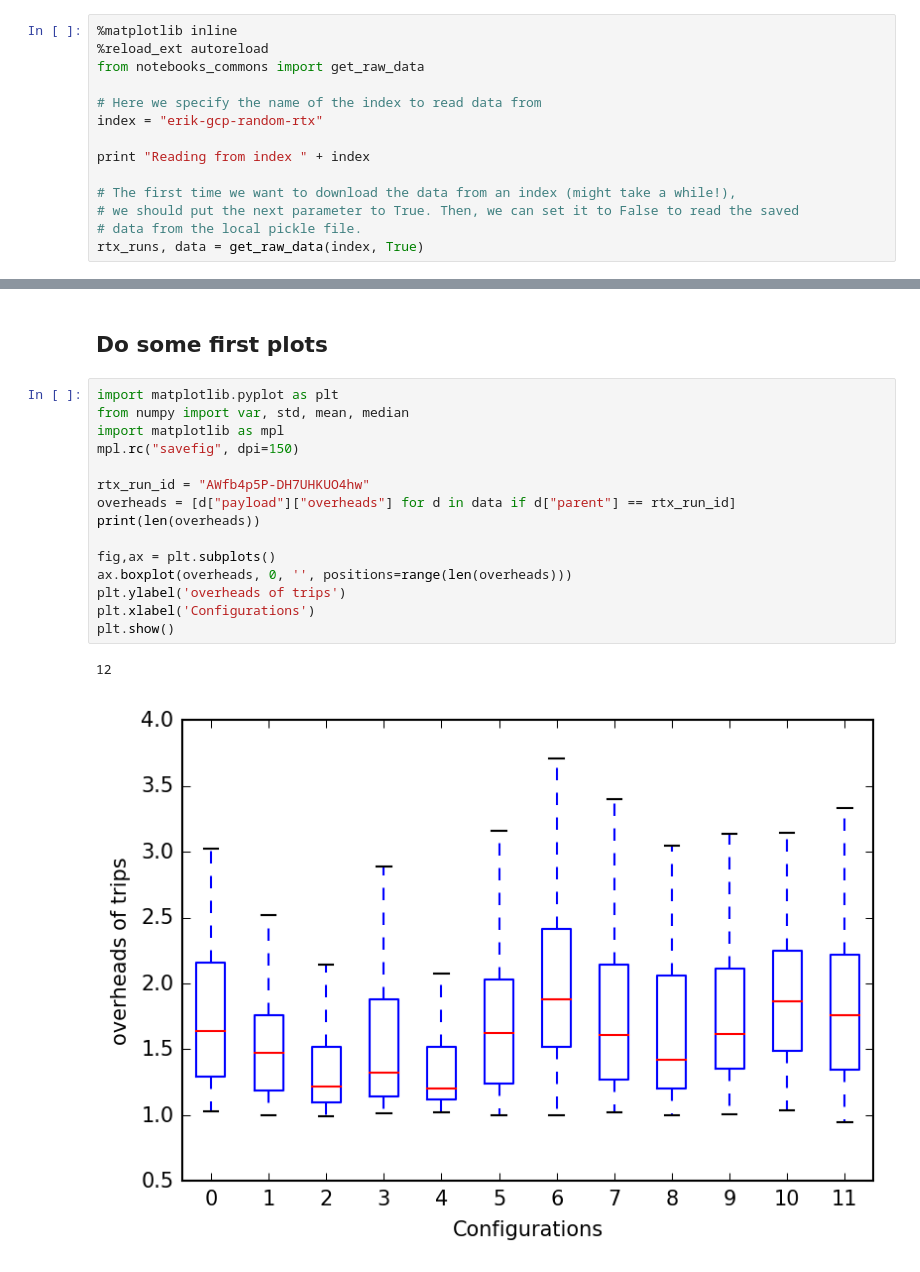
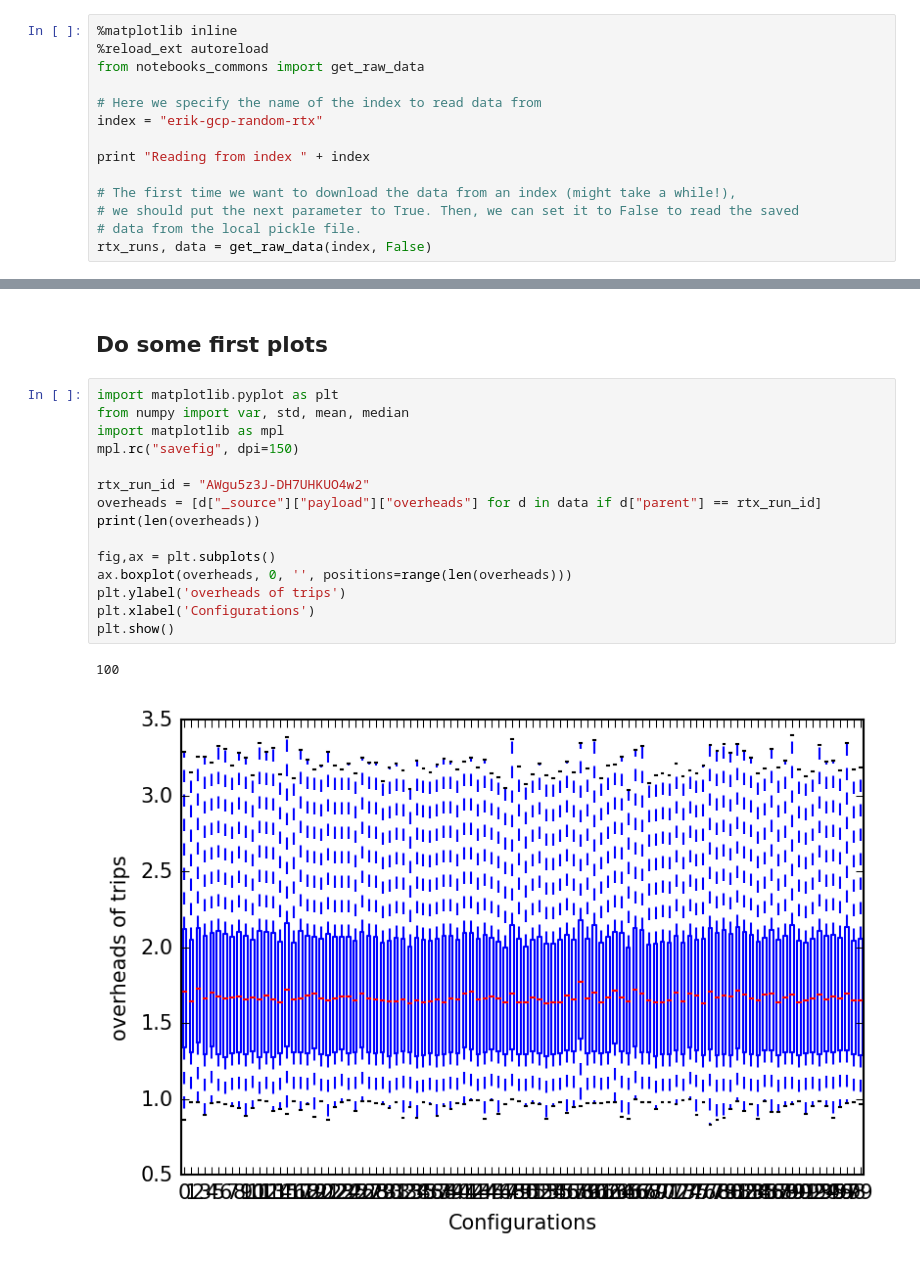
Before and after one commit to iliasger/RTX, a Jupyter notebook: analysis.ipynb, the cells around one changed output, grey strips where cells are left out. Saved outputs shown, nothing was run; the diff lists cells and outputs as text.

Commit message:
meaningless plotting of boxplots

```diff
--- a/analysis.ipynb
+++ b/analysis.ipynb
@@ -13,6 +13,6 @@ print "Reading from index " + index
 # The first time we want to download the data from an index (might take a while!),
 # we should put the next parameter to True. Then, we can set it to False to read the saved
 # data from the local pickle file.
-rtx_runs, data = get_raw_data(index, True)
+rtx_runs, data = get_raw_data(index, False)
 # %% [output]
 Reading from index erik-gcp-random-rtx
@@ -62,18 +61,18 @@ There were 70 runs performed.
 # %%
 import matplotlib.pyplot as plt
 from numpy import var, std, mean, median
 import matplotlib as mpl
 mpl.rc("savefig", dpi=150)
 
-rtx_run_id = "AWfb4p5P-DH7UHKUO4hw"
-overheads = [d["payload"]["overheads"] for d in data if d["parent"] == rtx_run_id]
+rtx_run_id = "AWgu5z3J-DH7UHKUO4w2"
+overheads = [d["_source"]["payload"]["overheads"] for d in data if d["parent"] == rtx_run_id]
 print(len(overheads))
 
 fig,ax = plt.subplots()
 ax.boxplot(overheads, 0, '', positions=range(len(overheads)))
 plt.ylabel('overheads of trips')
 plt.xlabel('Configurations')
 plt.show()
 # %% [output]
-12
+100
-[figure, old version]
+[figure, new version]
```
Also changed, not shown: parts of 1 cell of this notebook.
